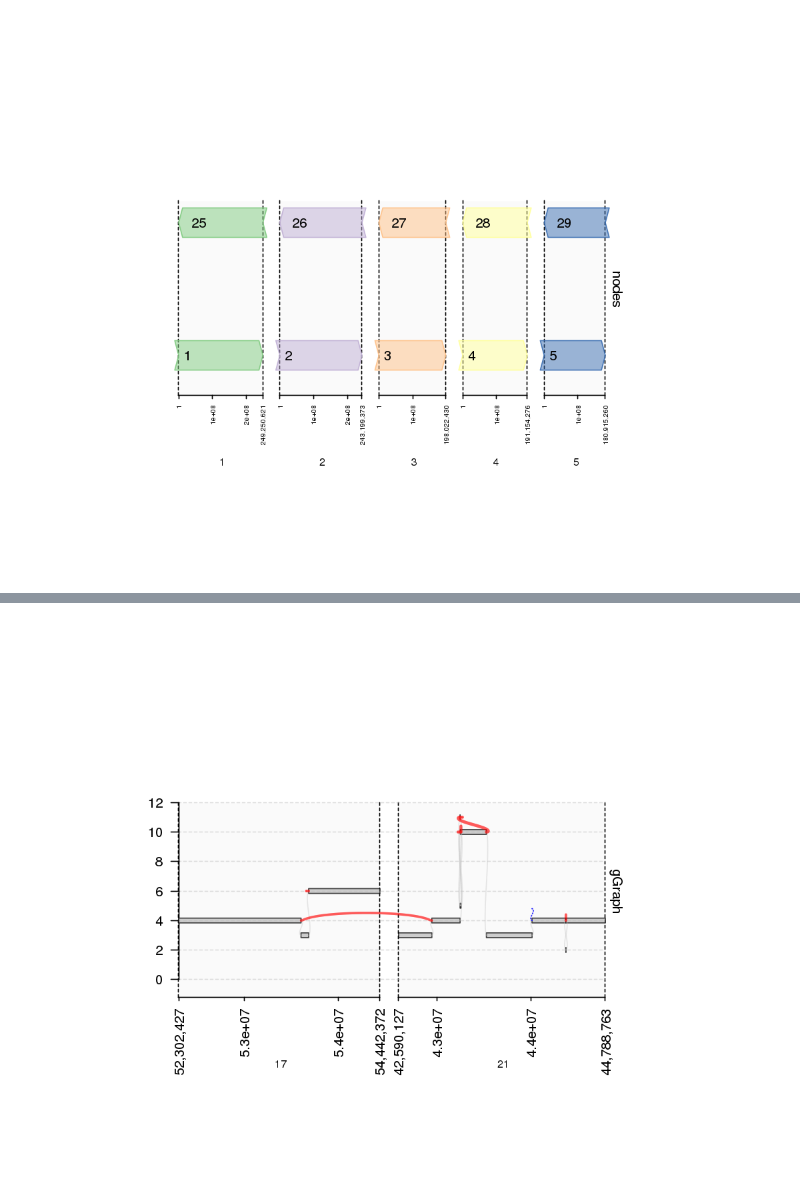
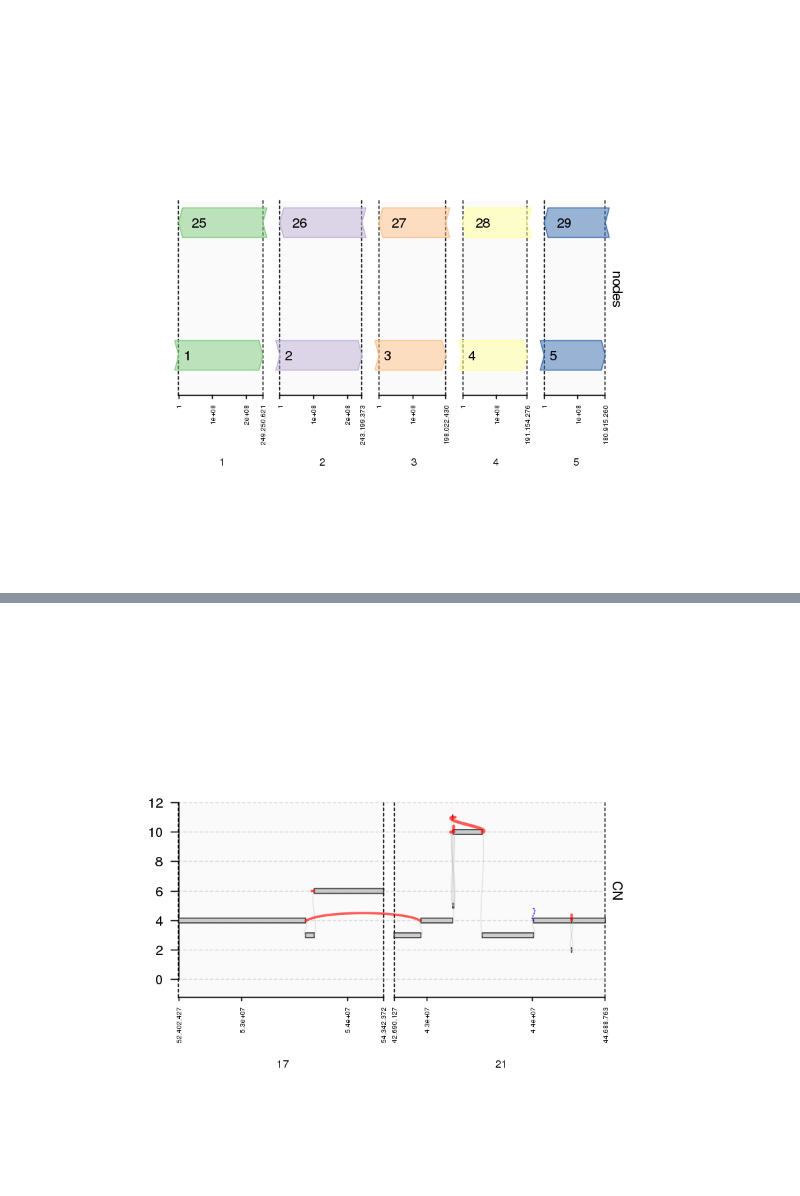
Before and after one commit to mskilab-org/gGnome, a Jupyter notebook: gGnome.ipynb, the cells around one changed output, grey strips where cells are left out. Drawn from its saved outputs; the diff is of its cells as text; code cells hidden in the pictures.

```diff
--- a/gGnome.ipynb
+++ b/gGnome.ipynb
@@ -140,7 +144,4 @@ ERROR: Error: subscript contains NAs or out-of-bounds indices
 # %%
-## An interesting interchromosomal rearrangement:
-suppressWarnings(
-    plot(g1$td, win+1e5, name="CN", xaxis.chronly=T, labels.suppress=T, gap=2e5)
-                )
+suppressWarnings(plot(g1$td, win, xaxis.chronly=T, labels.suppress=T, gap=1e5, xaxis.cex.tick=0.5))
 # %% [output]
-[figure, old version]
+[figure, new version]
```
Also changed, not shown: parts of 20 cells of this notebook.
